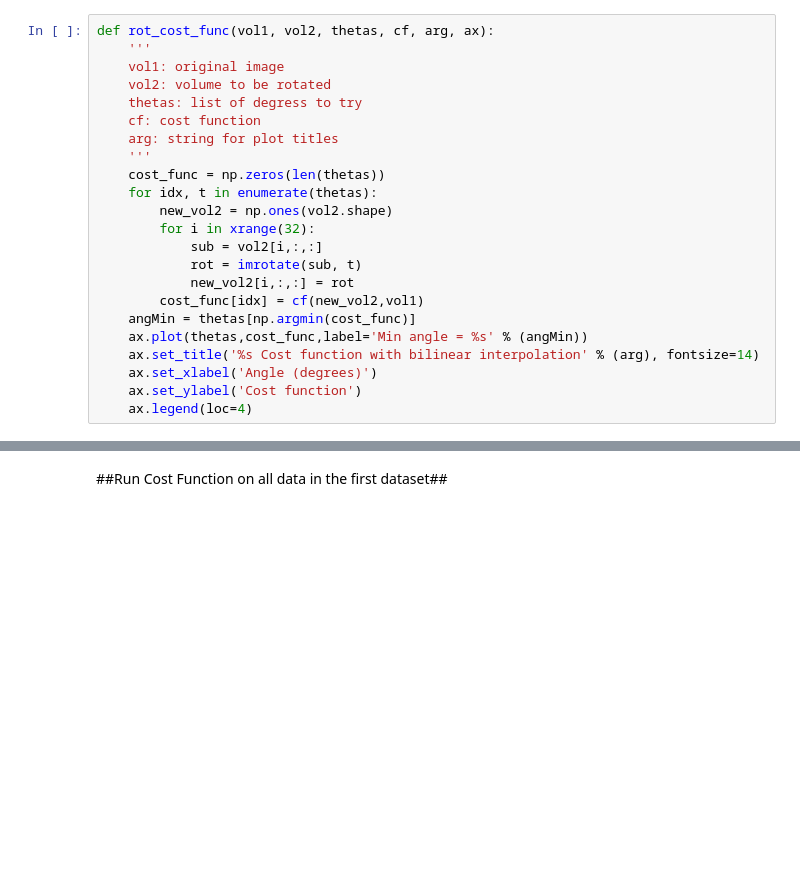
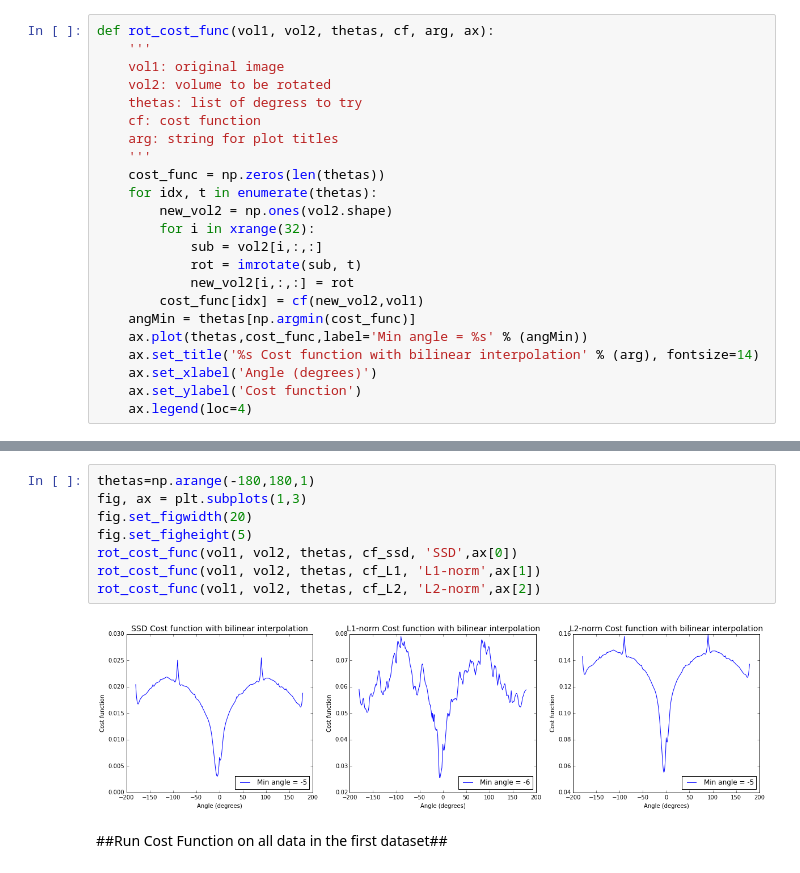
Before and after one commit to zyzdiana/AC297r-Volume-Registration, a Jupyter notebook: 2D-Interpolation.ipynb, the cells around one changed output, grey strips where cells are left out. Saved outputs shown, nothing was run; the diff lists cells and outputs as text; blank space fills up the shorter version.

```diff
--- a/2D-Interpolation.ipynb
+++ b/2D-Interpolation.ipynb
@@ -268,3 +268,13 @@ rot_cost_func(vol1, vol2, thetas, cf_L2, 'L2-norm',ax[2])
+# %%
+thetas=np.arange(-180,180,1)
+fig, ax = plt.subplots(1,3)
+fig.set_figwidth(20)
+fig.set_figheight(5)
+rot_cost_func(vol1, vol2, thetas, cf_ssd, 'SSD',ax[0])
+rot_cost_func(vol1, vol2, thetas, cf_L1, 'L1-norm',ax[1])
+rot_cost_func(vol1, vol2, thetas, cf_L2, 'L2-norm',ax[2])
+# %% [output]
+[figure, added]
 # %% [markdown]
 ##Run Cost Function on all data in the first dataset##
 # %%
```
Also changed, not shown: parts of 6 cells of this notebook, 4 other files.
